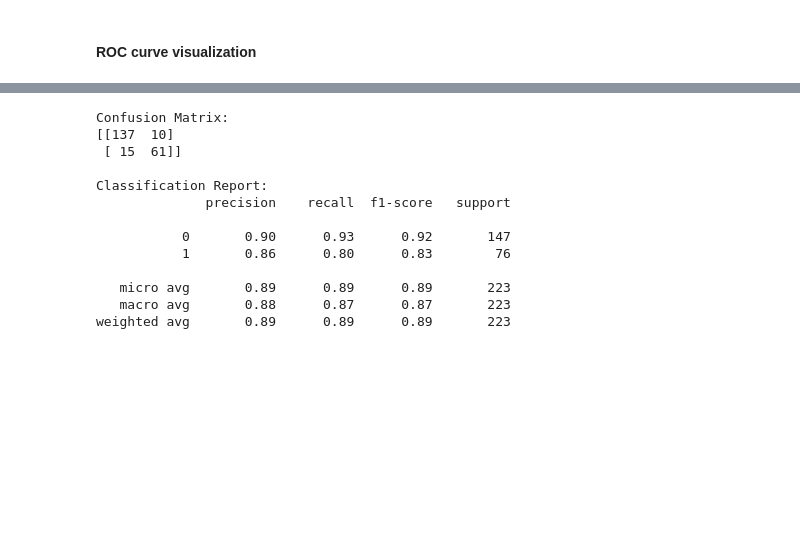
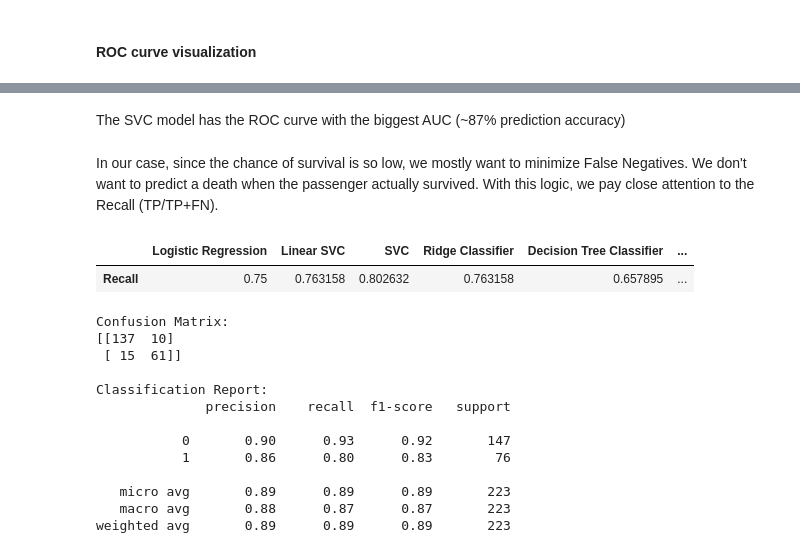
Before and after one commit to PierreMkt/Etude-de-cas-Excelya_Kaggle, a Jupyter notebook: Titanic Survival Classification.ipynb, the cells around one changed output, grey strips where cells are left out. Saved outputs shown, nothing was run; the diff lists cells and outputs as text; code cells hidden in the pictures; blank space fills up the shorter version.

```diff
--- a/Titanic Survival Classification.ipynb
+++ b/Titanic Survival Classification.ipynb
@@ -426,3 +429,17 @@ plt.show()
+# %% [markdown]
+The SVC model has the ROC curve with the biggest AUC (~87% prediction accuracy)
+# %% [markdown]
+In our case, since the chance of survival is so low, we mostly want to minimize False Negatives. We don't want to predict a death when the passenger actually survived. With this logic, we pay close attention to the Recall (TP/TP+FN).
+# %%
+recall_table = pd.DataFrame([recall_score(pred_table['Survived'],pred_table.iloc[:,1])], columns = [modelnames[0]])
+
+for i in range(2,9):
+    recall_table.loc[0, modelnames[i-1]] = recall_score(pred_table['Survived'],pred_table.iloc[:,i])
+recall_table = recall_table.rename(index={0: "Recall"})
+display(recall_table)
+# %% [output]
+|  | Logistic Regression | Linear SVC | SVC | Ridge Classifier | Decision Tree Classifier | ... |
+| Recall | 0.75 | 0.763158 | 0.802632 | 0.763158 | 0.657895 | ... |
 # %%
 print("Confusion Matrix:")
 print(confusion_matrix(pred_table['Survived'],pred_table['SVC']))
```
Also changed, not shown: parts of 14 cells of this notebook.
